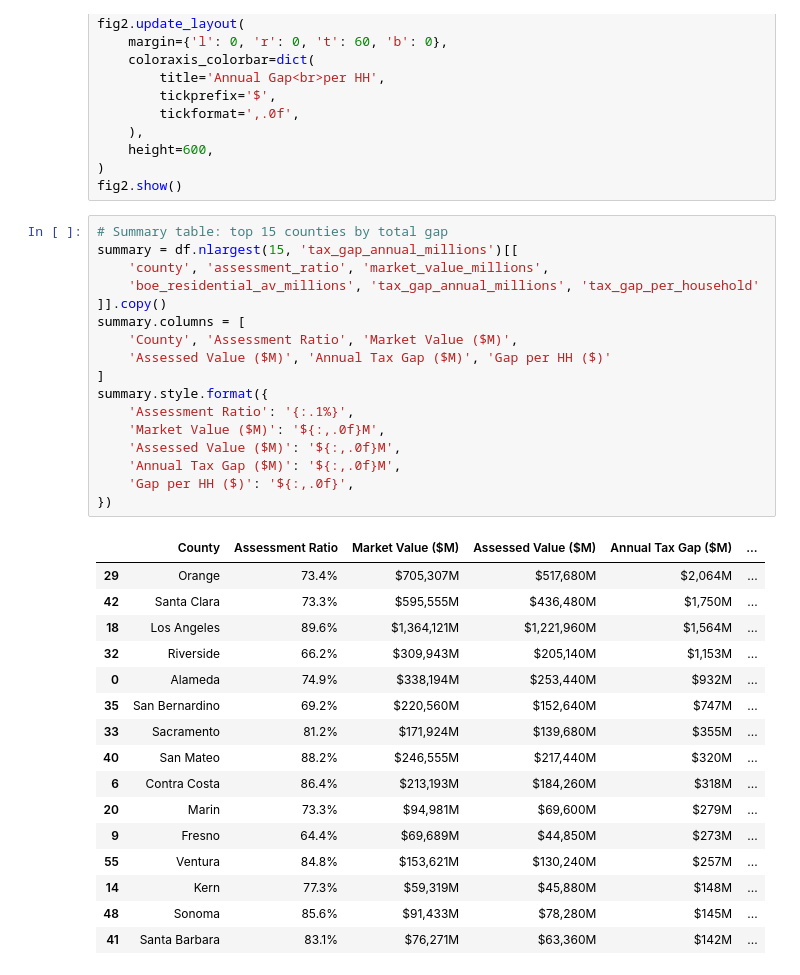
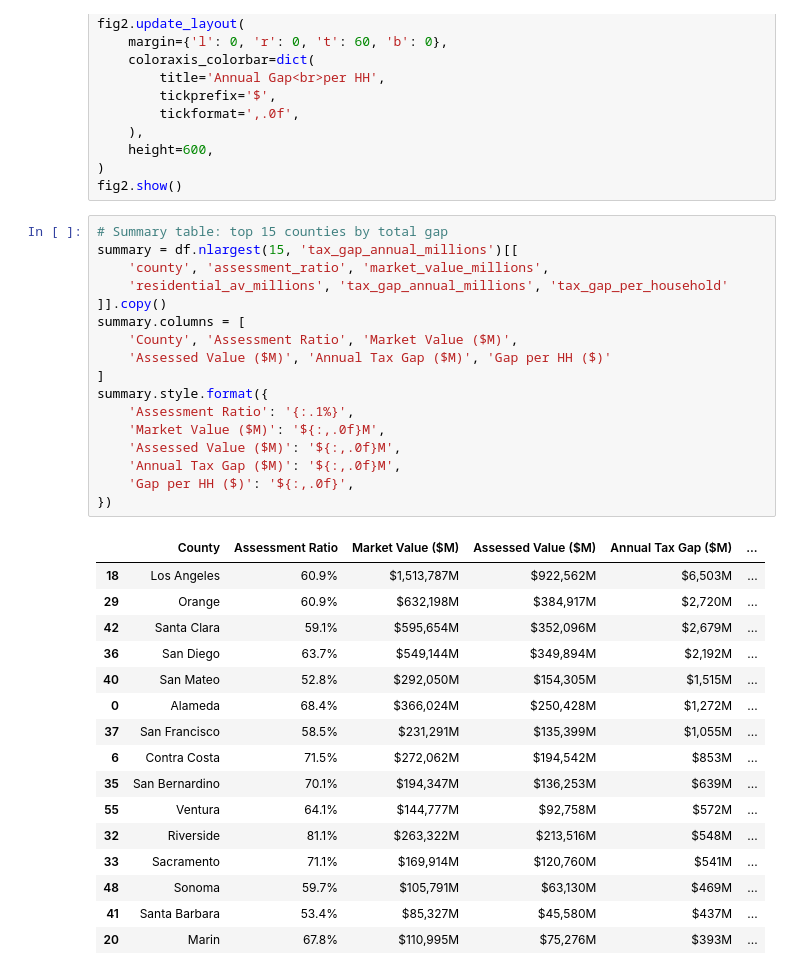
Before and after one commit to mckornfield/california-stats, a Jupyter notebook: notebooks/04_revenue_gap_map.ipynb, the cells around one changed output. Drawn from its saved outputs; the diff is of its cells as text.

```diff
--- a/notebooks/04_revenue_gap_map.ipynb
+++ b/notebooks/04_revenue_gap_map.ipynb
@@ -95,34 +95,34 @@ fig2.show()
 # %%
 # Summary table: top 15 counties by total gap
 summary = df.nlargest(15, 'tax_gap_annual_millions')[[
     'county', 'assessment_ratio', 'market_value_millions',
-    'boe_residential_av_millions', 'tax_gap_annual_millions', 'tax_gap_per_household'
+    'residential_av_millions', 'tax_gap_annual_millions', 'tax_gap_per_household'
 ]].copy()
 summary.columns = [
     'County', 'Assessment Ratio', 'Market Value ($M)',
     'Assessed Value ($M)', 'Annual Tax Gap ($M)', 'Gap per HH ($)'
 ]
 summary.style.format({
     'Assessment Ratio': '{:.1%}',
     'Market Value ($M)': '${:,.0f}M',
     'Assessed Value ($M)': '${:,.0f}M',
     'Annual Tax Gap ($M)': '${:,.0f}M',
     'Gap per HH ($)': '${:,.0f}',
 })
 # %% [output]
 |  | County | Assessment Ratio | Market Value ($M) | Assessed Value ($M) | Annual Tax Gap ($M) | ... |
-| 29 | Orange | 73.4% | $705,307M | $517,680M | $2,064M | ... |
-| 42 | Santa Clara | 73.3% | $595,555M | $436,480M | $1,750M | ... |
-| 18 | Los Angeles | 89.6% | $1,364,121M | $1,221,960M | $1,564M | ... |
-| 32 | Riverside | 66.2% | $309,943M | $205,140M | $1,153M | ... |
-| 0 | Alameda | 74.9% | $338,194M | $253,440M | $932M | ... |
-| 35 | San Bernardino | 69.2% | $220,560M | $152,640M | $747M | ... |
-| 33 | Sacramento | 81.2% | $171,924M | $139,680M | $355M | ... |
-| 40 | San Mateo | 88.2% | $246,555M | $217,440M | $320M | ... |
-| 6 | Contra Costa | 86.4% | $213,193M | $184,260M | $318M | ... |
-| 20 | Marin | 73.3% | $94,981M | $69,600M | $279M | ... |
-| 9 | Fresno | 64.4% | $69,689M | $44,850M | $273M | ... |
-| 55 | Ventura | 84.8% | $153,621M | $130,240M | $257M | ... |
-| 14 | Kern | 77.3% | $59,319M | $45,880M | $148M | ... |
-| 48 | Sonoma | 85.6% | $91,433M | $78,280M | $145M | ... |
-| 41 | Santa Barbara | 83.1% | $76,271M | $63,360M | $142M | ... |
+| 18 | Los Angeles | 60.9% | $1,513,787M | $922,562M | $6,503M | ... |
+| 29 | Orange | 60.9% | $632,198M | $384,917M | $2,720M | ... |
+| 42 | Santa Clara | 59.1% | $595,654M | $352,096M | $2,679M | ... |
+| 36 | San Diego | 63.7% | $549,144M | $349,894M | $2,192M | ... |
+| 40 | San Mateo | 52.8% | $292,050M | $154,305M | $1,515M | ... |
+| 0 | Alameda | 68.4% | $366,024M | $250,428M | $1,272M | ... |
+| 37 | San Francisco | 58.5% | $231,291M | $135,399M | $1,055M | ... |
+| 6 | Contra Costa | 71.5% | $272,062M | $194,542M | $853M | ... |
+| 35 | San Bernardino | 70.1% | $194,347M | $136,253M | $639M | ... |
+| 55 | Ventura | 64.1% | $144,777M | $92,758M | $572M | ... |
+| 32 | Riverside | 81.1% | $263,322M | $213,516M | $548M | ... |
+| 33 | Sacramento | 71.1% | $169,914M | $120,760M | $541M | ... |
+| 48 | Sonoma | 59.7% | $105,791M | $63,130M | $469M | ... |
+| 41 | Santa Barbara | 53.4% | $85,327M | $45,580M | $437M | ... |
+| 20 | Marin | 67.8% | $110,995M | $75,276M | $393M | ... |
```
Also changed, not shown: parts of 1 cell of this notebook, 16 other files.
